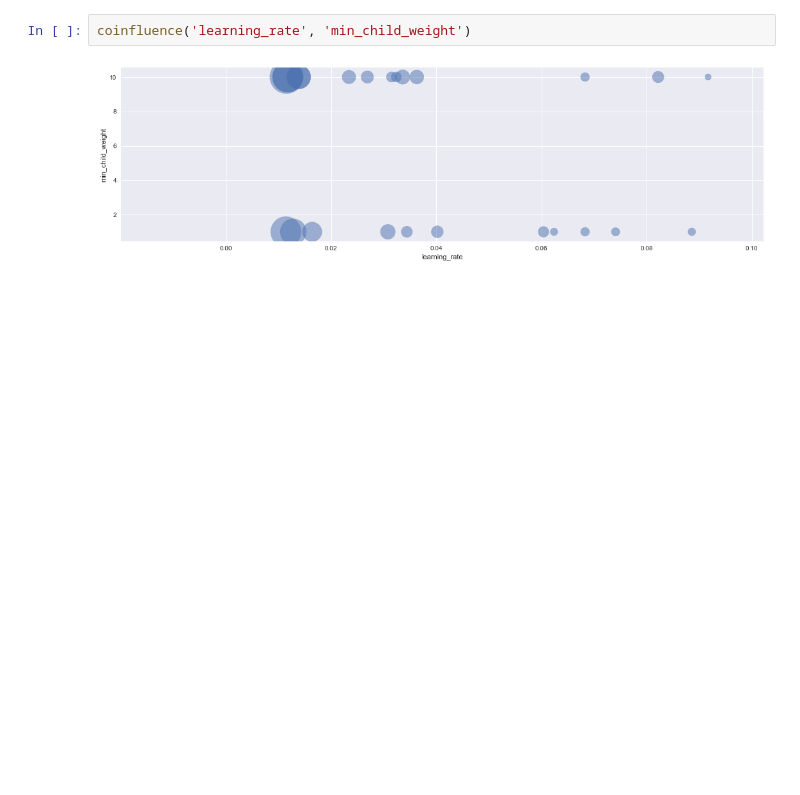
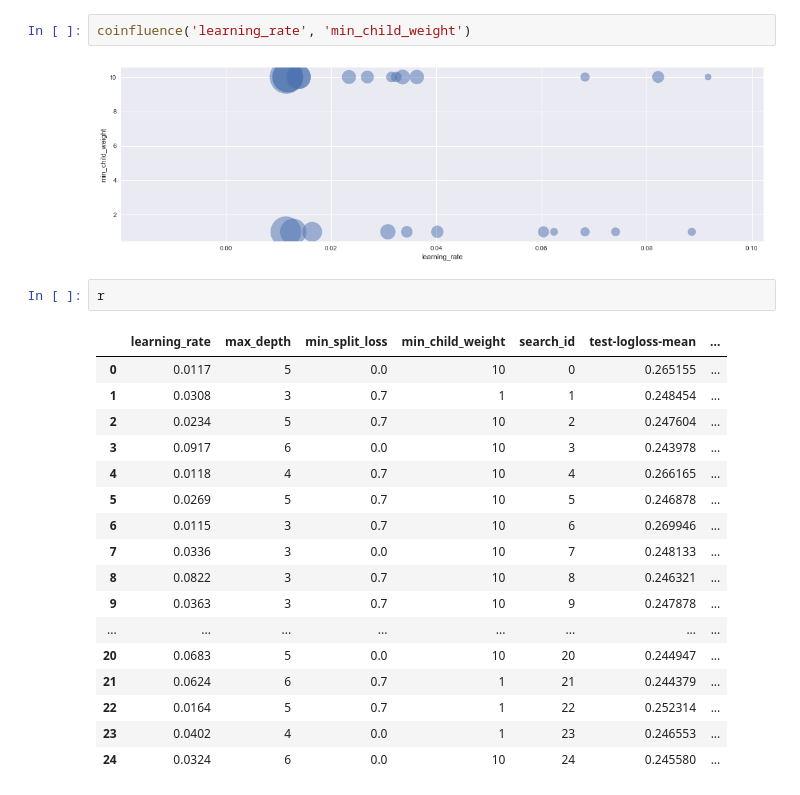
Before and after one commit to kylinorange/kaggle-instacart, a Jupyter notebook: Param Search Results.ipynb, the cells around one changed output. Drawn from its saved outputs; the diff is of its cells as text; blank space fills up the shorter version.

```diff
--- a/Param Search Results.ipynb
+++ b/Param Search Results.ipynb
@@ -129,3 +129,23 @@ coinfluence('learning_rate', 'max_depth')
 coinfluence('learning_rate', 'min_child_weight')
 # %% [output]
 [figure]
+# %%
+r
+# %% [output]
+|  | learning_rate | max_depth | min_split_loss | min_child_weight | search_id | test-logloss-mean | ... |
+| 0 | 0.0117 | 5 | 0.0 | 10 | 0 | 0.265155 | ... |
+| 1 | 0.0308 | 3 | 0.7 | 1 | 1 | 0.248454 | ... |
+| 2 | 0.0234 | 5 | 0.7 | 10 | 2 | 0.247604 | ... |
+| 3 | 0.0917 | 6 | 0.0 | 10 | 3 | 0.243978 | ... |
+| 4 | 0.0118 | 4 | 0.7 | 10 | 4 | 0.266165 | ... |
+| 5 | 0.0269 | 5 | 0.7 | 10 | 5 | 0.246878 | ... |
+| 6 | 0.0115 | 3 | 0.7 | 10 | 6 | 0.269946 | ... |
+| 7 | 0.0336 | 3 | 0.0 | 10 | 7 | 0.248133 | ... |
+| 8 | 0.0822 | 3 | 0.7 | 10 | 8 | 0.246321 | ... |
+| 9 | 0.0363 | 3 | 0.7 | 10 | 9 | 0.247878 | ... |
+| ... | ... | ... | ... | ... | ... | ... | ... |
+| 20 | 0.0683 | 5 | 0.0 | 10 | 20 | 0.244947 | ... |
+| 21 | 0.0624 | 6 | 0.7 | 1 | 21 | 0.244379 | ... |
+| 22 | 0.0164 | 5 | 0.7 | 1 | 22 | 0.252314 | ... |
+| 23 | 0.0402 | 4 | 0.0 | 1 | 23 | 0.246553 | ... |
+| 24 | 0.0324 | 6 | 0.0 | 10 | 24 | 0.245580 | ... |
```
Also changed, not shown: 2 other files.
